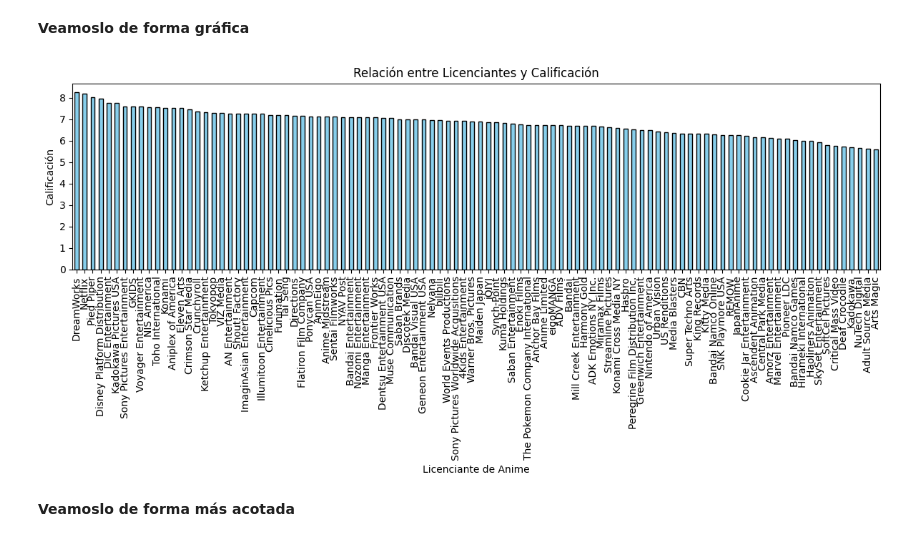
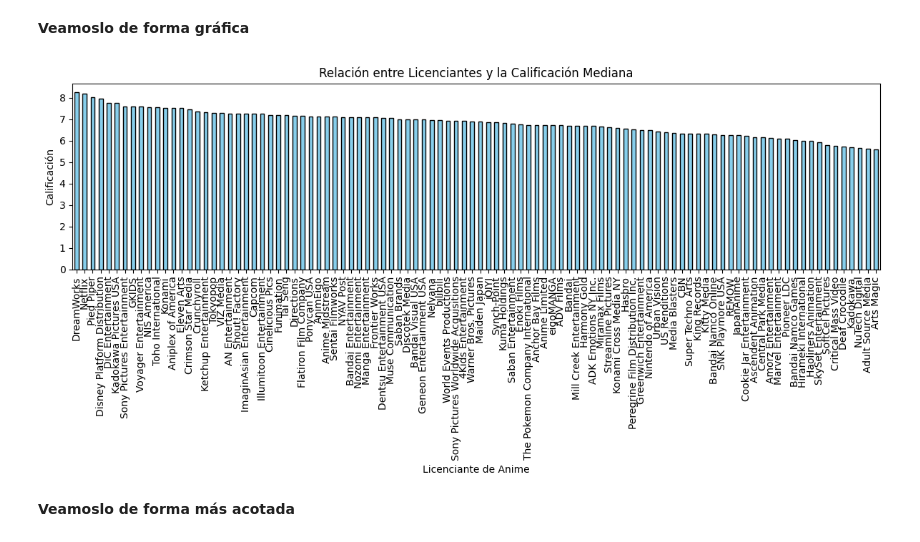
Before and after one commit to bondiolandia/TP_Laboratorio_de_M-todos_Cuantitativos_2026, a Jupyter notebook: notebook_Evolucion_del_Anime.ipynb, the cells around one changed output. Saved outputs shown, nothing was run; the diff lists cells and outputs as text; code cells hidden in the pictures.

```diff
--- a/notebook_Evolucion_del_Anime.ipynb
+++ b/notebook_Evolucion_del_Anime.ipynb
@@ -642,16 +642,16 @@ display(resumen_licensors.round(2))
 # %%
 mediana_por_licenciantes = licensors.groupby("Licensors")["Score"].median().sort_values(ascending = False)
 plt.figure(figsize=(12, 6))
 mediana_por_licenciantes.plot(kind="bar", color="skyblue", edgecolor="black")
-plt.title("Relación entre Licenciantes y Calificación")
+plt.title("Relación entre Licenciantes y la Calificación Mediana")
 plt.xlabel("Licenciante de Anime")
 plt.ylabel("Calificación")
 plt.xticks(rotation=90)
 plt.tight_layout()
 plt.savefig("relacion_licenciantes_calificacion_completo.png", dpi=150)
 plt.show()
 # %% [output]
-[figure, old version]
+[figure, new version]
 # %% [markdown]
 **Veamoslo de forma más acotada**
 # %%
```
Also changed, not shown: parts of 4 cells of this notebook.
